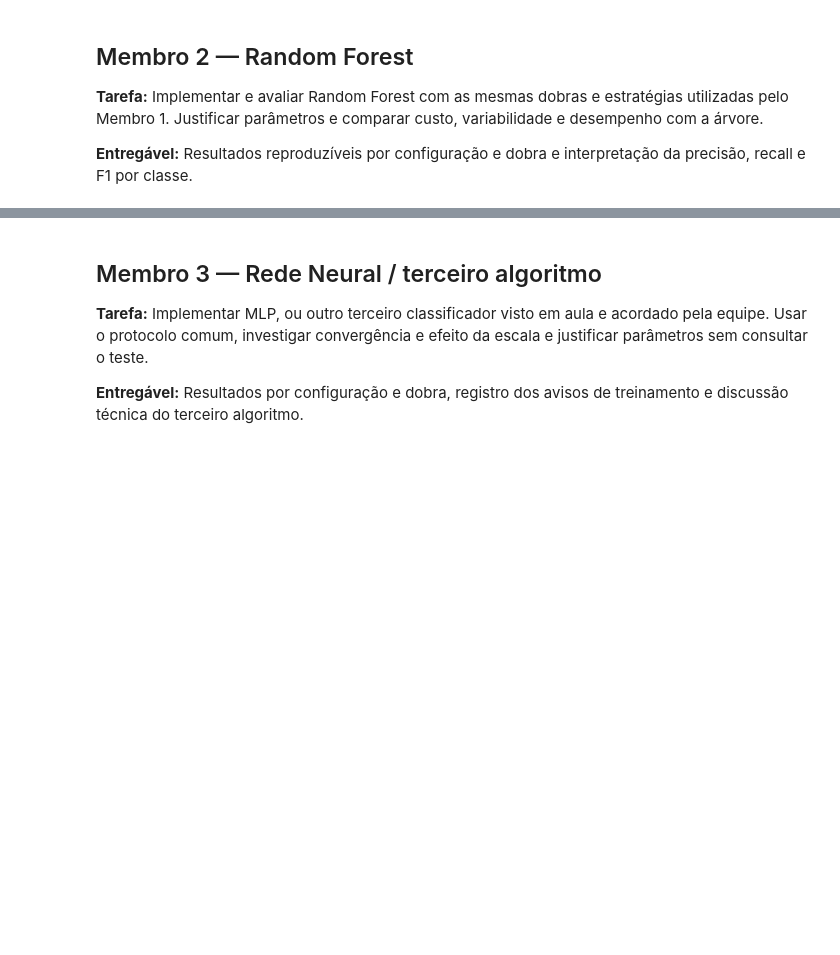
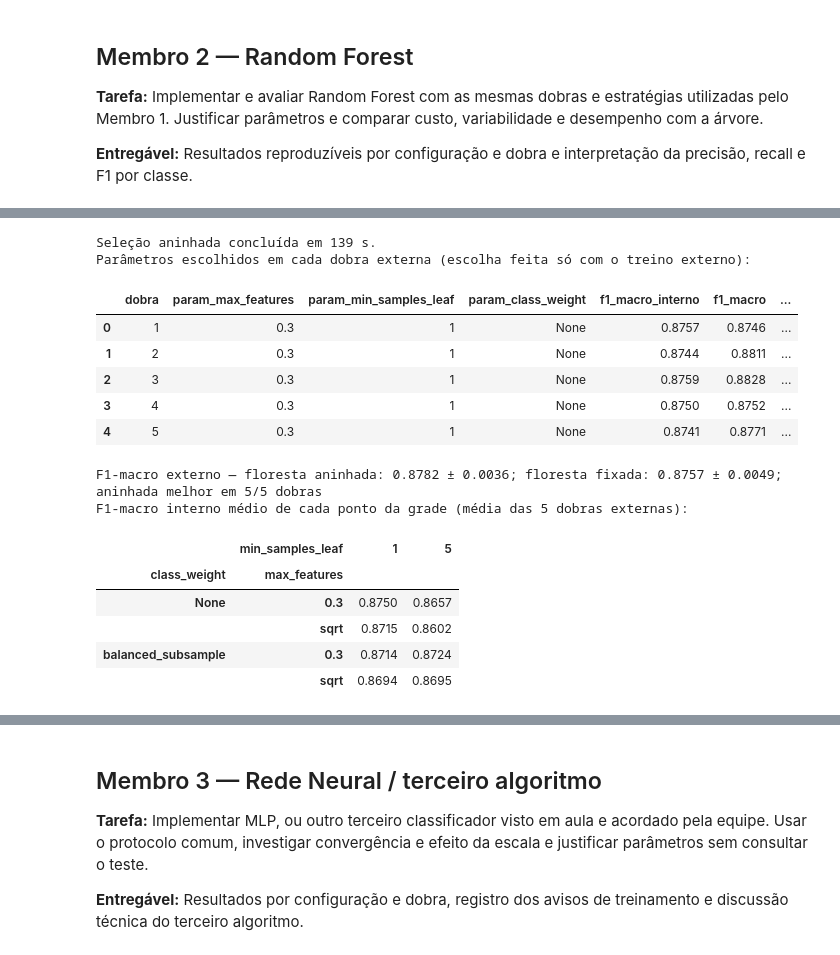
Before and after one commit to matheusmra/tp-ia, a Jupyter notebook: notebooks/03_classificadores.ipynb, the cells around one changed output, grey strips where cells are left out. Cells and saved outputs as stored; diff of their text form; code cells hidden in the pictures; blank space fills up the shorter version.

```diff
--- a/notebooks/03_classificadores.ipynb
+++ b/notebooks/03_classificadores.ipynb
@@ -668,0 +757,79 @@ Entre os erros sem conflito, o ponto fraco é o tráfego **UDP**: o recall de `a
+# %%
+# Membro 2 — 2.3 Seleção aninhada de hiperparâmetros da Random Forest (combinação principal P2)
+GRADE_RF = [dict(max_features=m, min_samples_leaf=f, class_weight=w)
+            for m, f, w in product(["sqrt", 0.3], [1, 5], [None, "balanced_subsample"])]
+
+
+def escolher_parametros(modelo_base, grade, nome_cfg, X, y, grupos, escala=None):
+    """Escolhe o ponto da grade por 3 dobras internas por grupos, usando só (X, y) recebidos.
+
+    Retorna (melhor, media_interna). Empate: o primeiro ponto da grade, como na seção 1.4.
+    """
+    cfg = CONFIGURACOES[nome_cfg]
+    assert cfg["balanceamento"] is None, "a seleção aninhada foi definida para combinações sem reamostragem"
+    prep_params = {k: v for k, v in cfg.items() if k not in ("linhas_treino", "balanceamento")}
+    internas = StratifiedGroupKFold(n_splits=3, shuffle=True, random_state=SEMENTE)
+    notas = []
+    for a, b in internas.split(X, y, grupos):
+        # Filtro e pré-processamento reajustados no treino interno; a validação interna fica intacta.
+        X_tr, y_tr = filtrar_linhas_treino(X.iloc[a], y.iloc[a], cfg["linhas_treino"])
+        prep = montar_preprocessamento(**prep_params, escala=escala).fit(X_tr, y_tr)
+        Z_tr, Z_va = prep.transform(X_tr), prep.transform(X.iloc[b])
+        notas.append([metricas_classificacao(y.iloc[b], clone(modelo_base).set_params(**p)
+                                             .fit(Z_tr, y_tr).predict(Z_va))["f1_macro"] for p in grade])
+    media_interna = np.mean(notas, axis=0)
+    return grade[int(np.argmax(media_interna))], media_interna
+
+
+def selecao_aninhada(modelo_base, grade, nome_modelo, nome_cfg, dobras=None, escala=None):
+    """Para cada dobra externa: escolhe os parâmetros no treino externo e mede uma vez na validação externa."""
+    dobras = INDICES_DOBRAS if dobras is None else dobras
+    externos, registros = [], []
+    for dobra, (itr, iva) in enumerate(dobras, start=1):
+        melhor, media_interna = escolher_parametros(modelo_base, grade, nome_cfg, X_treino.iloc[itr],
+                                                    y_treino.iloc[itr], grupos_treino.iloc[itr], escala)
+        registros += [{"dobra": dobra, **p, "f1_macro_interno": m} for p, m in zip(grade, media_interna)]
+        res, _ = avaliar_modelo(clone(modelo_base).set_params(**melhor), nome_modelo,
+                                {nome_cfg: CONFIGURACOES[nome_cfg]}, dobras=[(itr, iva)], escala=escala)
+        res["dobra"] = dobra
+        externos.append(res.assign(**{f"param_{k}": str(v) for k, v in melhor.items()},
+                                   f1_macro_interno=media_interna.max()))
+    return pd.concat(externos, ignore_index=True), pd.DataFrame(registros)
+
+
+inicio = time.perf_counter()
+por_dobra_aninhada_rf, grade_interna_rf = selecao_aninhada(RF_BASE, GRADE_RF, "Random Forest (aninhada)",
+                                                           CONFIG_PRINCIPAL)
+print(f"Seleção aninhada concluída em {time.perf_counter() - inicio:.0f} s.")
+
+with pd.option_context("display.float_format", "{:.4f}".format, "display.width", 250):
+    print("Parâmetros escolhidos em cada dobra externa (escolha feita só com o treino externo):")
+    display(por_dobra_aninhada_rf[["dobra", "param_max_features", "param_min_samples_leaf", "param_class_weight",
+                                   "f1_macro_interno", "f1_macro", "f1_normal", "f1_anomaly", "FP", "FN"]])
+    fixada_p2 = por_dobra_rf[por_dobra_rf.configuracao == CONFIG_PRINCIPAL].set_index("dobra").f1_macro
+    print(f"F1-macro externo — floresta aninhada: {por_dobra_aninhada_rf.f1_macro.mean():.4f} ± "
+          f"{por_dobra_aninhada_rf.f1_macro.std():.4f}; floresta fixada: {fixada_p2.mean():.4f} ± "
+          f"{fixada_p2.std():.4f}; aninhada melhor em "
+          f"{(por_dobra_aninhada_rf.set_index('dobra').f1_macro > fixada_p2).sum()}/{N_DOBRAS} dobras")
+    print("F1-macro interno médio de cada ponto da grade (média das 5 dobras externas):")
+    display(grade_interna_rf.assign(max_features=grade_interna_rf.max_features.map(rotulo),
+                                    class_weight=grade_interna_rf.class_weight.map(rotulo))
+            .pivot_table(index=["class_weight", "max_features"], columns="min_samples_leaf",
+                         values="f1_macro_interno", aggfunc="mean"))
+# %% [output]
+Seleção aninhada concluída em 139 s.
+Parâmetros escolhidos em cada dobra externa (escolha feita só com o treino externo):
+|  | dobra | param_max_features | param_min_samples_leaf | param_class_weight | f1_macro_interno | f1_macro | ... |
+| 0 | 1 | 0.3 | 1 | None | 0.8757 | 0.8746 | ... |
+| 1 | 2 | 0.3 | 1 | None | 0.8744 | 0.8811 | ... |
+| 2 | 3 | 0.3 | 1 | None | 0.8759 | 0.8828 | ... |
+| 3 | 4 | 0.3 | 1 | None | 0.8750 | 0.8752 | ... |
+| 4 | 5 | 0.3 | 1 | None | 0.8741 | 0.8771 | ... |
+F1-macro externo — floresta aninhada: 0.8782 ± 0.0036; floresta fixada: 0.8757 ± 0.0049; aninhada melhor em 5/5 dobras
+F1-macro interno médio de cada ponto da grade (média das 5 dobras externas):
+|  | min_samples_leaf | 1 | 5 |
+| class_weight | max_features |  |  |
+| None | 0.3 | 0.8750 | 0.8657 |
+|  | sqrt | 0.8715 | 0.8602 |
+| balanced_subsample | 0.3 | 0.8714 | 0.8724 |
+|  | sqrt | 0.8694 | 0.8695 |
```
Also changed, not shown: parts of 13 cells of this notebook.
